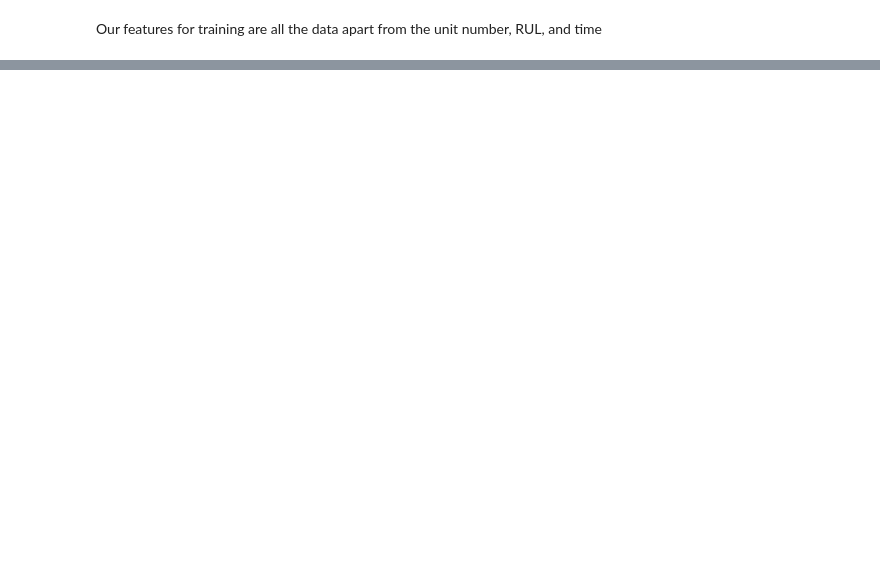
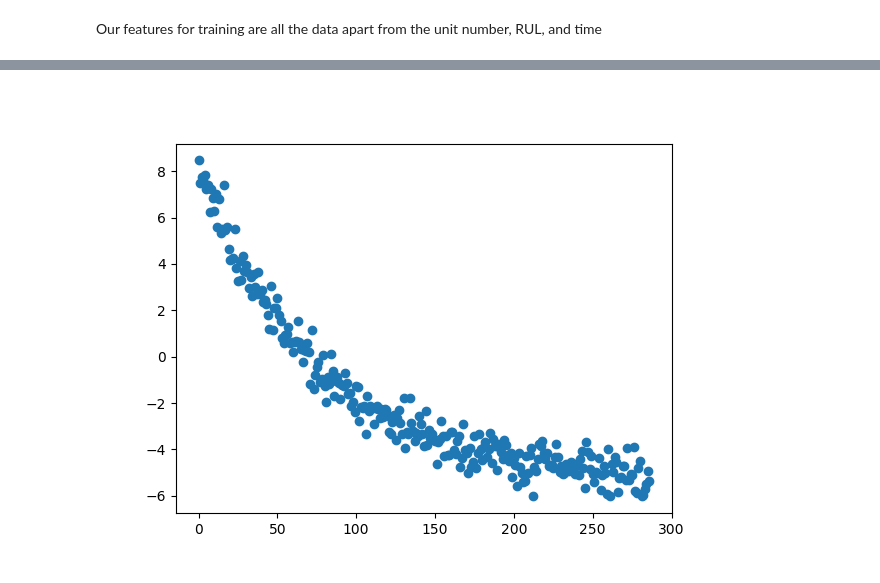
Before and after one commit to jonititan/PythonExamples, a Jupyter notebook: content/Prognostics.ipynb, the cells around one changed output, grey strips where cells are left out. Saved outputs shown, nothing was run; the diff lists cells and outputs as text; code cells hidden in the pictures; blank space fills up the shorter version.

```diff
--- a/content/Prognostics.ipynb
+++ b/content/Prognostics.ipynb
@@ -184,7 +272,6 @@ scaled_x = pandas.DataFrame(data = x, columns = features).head()
 # %%
-pca = PCA(n_components=2)
+pca = PCA(n_components='mle')
 # %%
-principalComponents = pca.fit_transform(x)
+principalComponents = pca.fit_transform(X_train_s)
 # %%
-principalDf = pandas.DataFrame(data = principalComponents
-             , columns = ['principal component 1', 'principal component 2'])
+principalDf = pandas.DataFrame(data = principalComponents)
@@ -197,0 +287,4 @@ principalDf.head()
+# %%
+principalDf['RUL'] = list(trainingdata['RUL'].copy())
+principalDf['unit number'] = list(trainingdata['unit number'].copy())
+principalDf['time'] = list(trainingdata['time'].copy())
@@ -198,10 +300,12 @@ principalDf.head()
 # %%
 fig, ax = plt.subplots()
 unitnumber=2
 ax.scatter(principalDf[principalDf['unit number']==unitnumber]['RUL'],
-            principalDf[principalDf['unit number']==unitnumber]['principal component 2'])
+            principalDf[principalDf['unit number']==unitnumber][0])
 
 plt.show()
+# %% [output]
+[figure, added]
 # %%
 fig, ax = plt.subplots()
 for a in principalDf['unit number'].unique():
```
Also changed, not shown: parts of 38 cells of this notebook.
